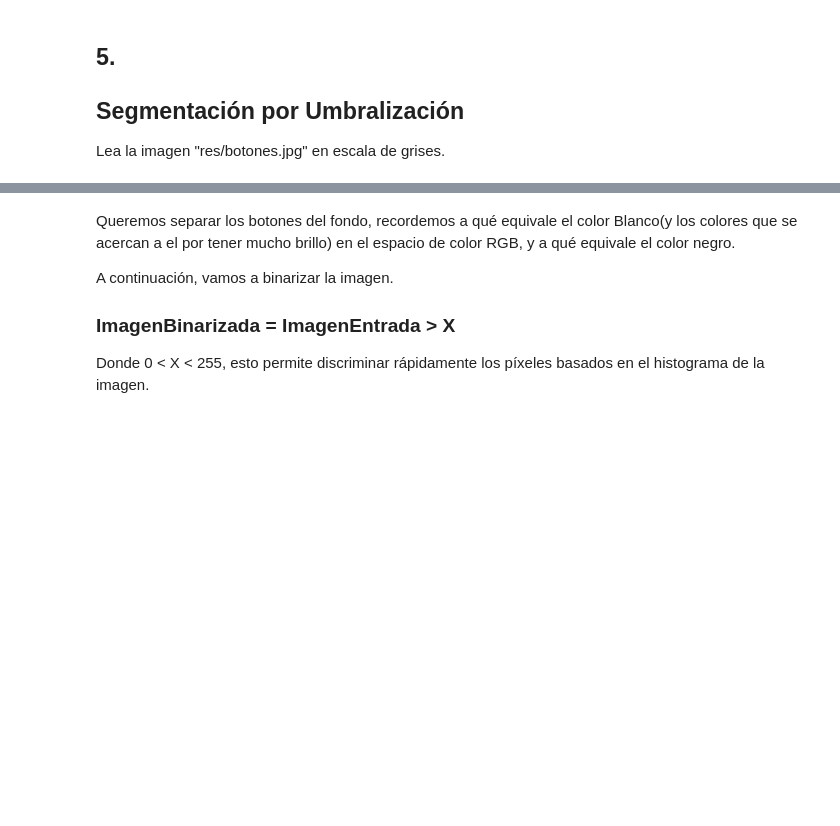
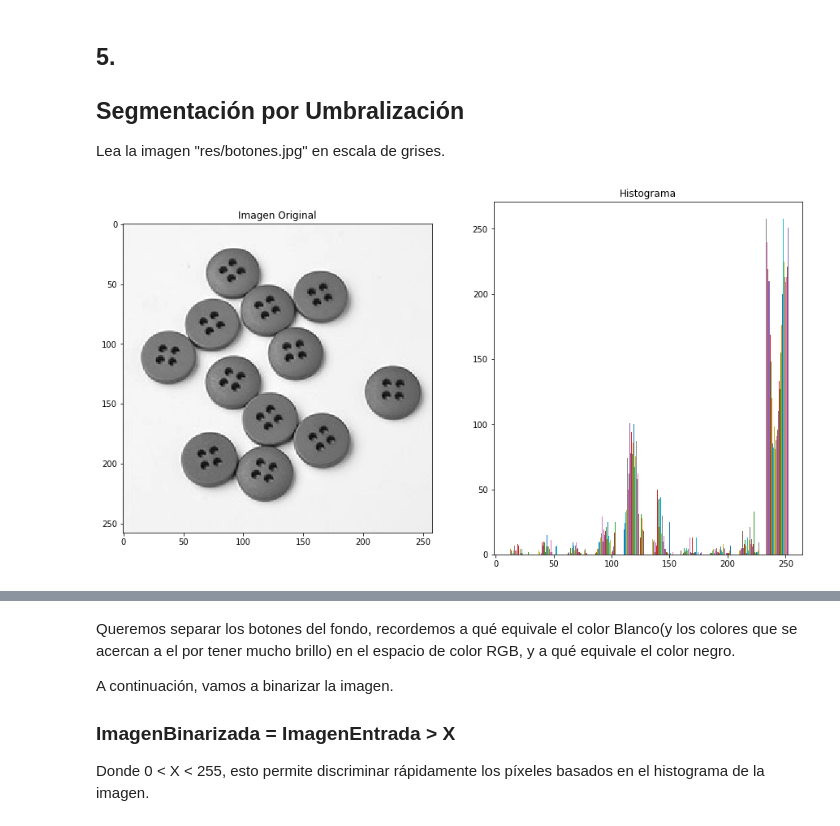
Before and after one commit to sanrestrepo98/Vision-Artificial-9, a Jupyter notebook: Practicas/Practica 3/Practica 4 Segmentación y Realzado de Bordes.ipynb, the cells around one changed output, grey strips where cells are left out. Cells and saved outputs as stored; diff of their text form; code cells hidden in the pictures; blank space fills up the shorter version.

```diff
--- a/Practicas/Practica 3/Practica 4 Segmentación y Realzado de Bordes.ipynb
+++ b/Practicas/Practica 3/Practica 4 Segmentación y Realzado de Bordes.ipynb
@@ -802,16 +802,18 @@ Lea la imagen "res/botones.jpg" en escala de grises.
 # %%
 #Leer la imagen de entrada con tipo de dato uint8 ≈ 1 linea
 
 ####SU CODIGO AQUÍ#####
-img = None
+img = img_read('res/botones.jpg',"gray").astype(np.uint8)
 #####TERMINA SU CODIGO#####
 
 #Generar subplot 1x2  que muestre imagen e histograma
 fig, ax = plt.subplots(1,2, figsize=(15, 8))
 ax[0].set_title('Imagen Original')
 ax[0].imshow(img, cmap='gray')
 ax[1].set_title('Histograma')
 ax[1].hist(img);
+# %% [output]
+[figure, added]
 # %% [markdown]
 ## Salida esperada:
 
```
Also changed, not shown: parts of 4 cells of this notebook.
